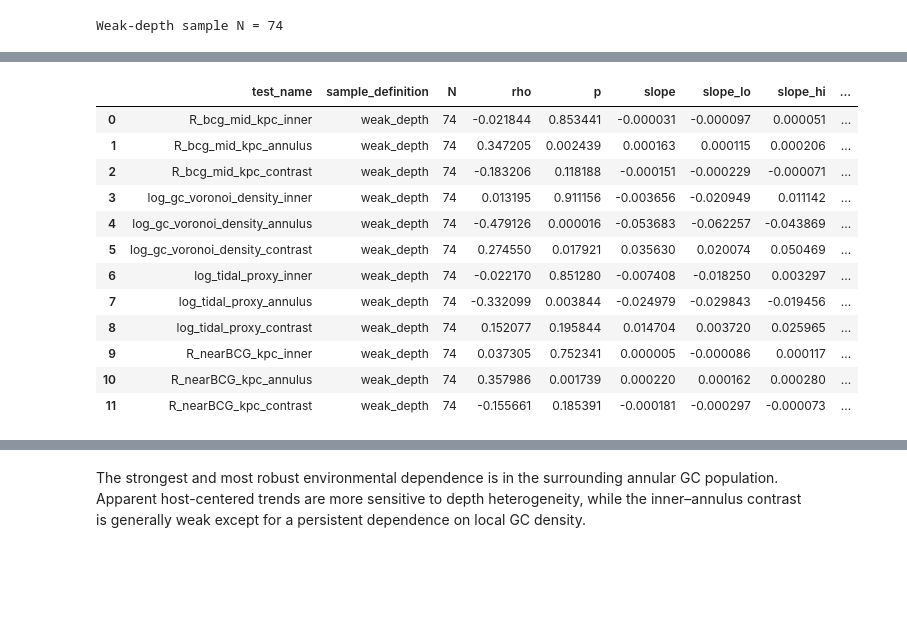
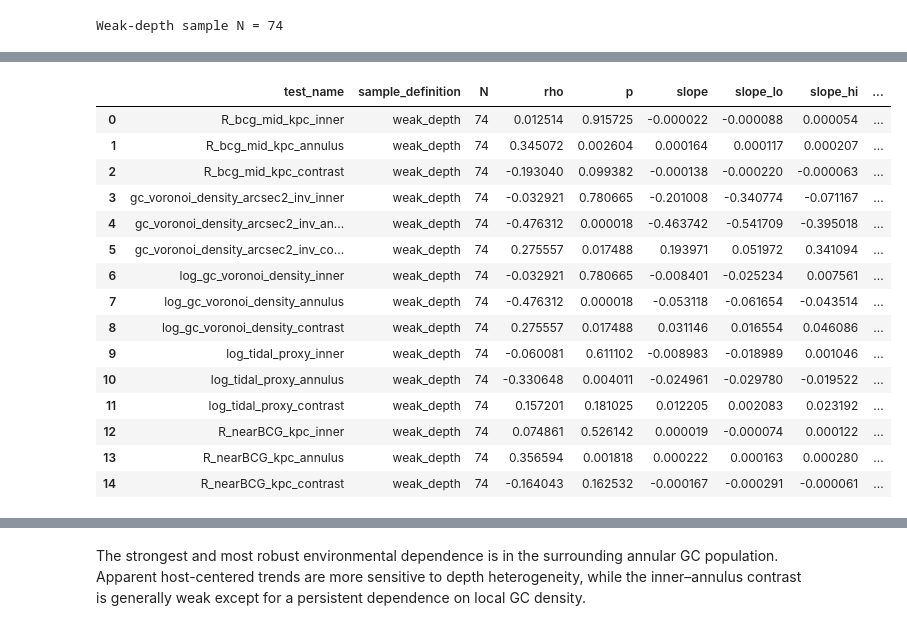
Before and after one commit to Pommers/Coma-GCS-colors, a Jupyter notebook: Paper3_color_metrics_referee_revised.ipynb, the cells around one changed output, grey strips where cells are left out. Drawn from its saved outputs; the diff is of its cells as text; code cells hidden in the pictures; blank space fills up the shorter version.

Commit message:
Fully revised residualization convention
Complete and verified. Latex tables updated.

```diff
--- a/Paper3_color_metrics_referee_revised.ipynb
+++ b/Paper3_color_metrics_referee_revised.ipynb
@@ -5395,17 +5368,30 @@ Weak-depth sample N = 74
 # RERUN trend quantification on data which has not had any depth boost
 robust_depth_rows = []
 
-robust_depth_rows.extend(quantify_environmental_trends(df_weak,
-                                                 prime_mask=weak_depth_mask,
-                                                 sample_def=sample_def,
-                                                 xcols = ["R_bcg_mid_kpc",
-                                                          # "gc_voronoi_density_arcsec2_inv",
-                                                          "log_gc_voronoi_density",
-                                                          "log_tidal_proxy",
-                                                          "R_nearBCG_kpc",
-                                                         ]
-                                                 )
-                  )
+# robust_depth_rows.extend(quantify_environmental_trends(df_weak,
+#                                                  prime_mask=weak_depth_mask,
+#                                                  sample_def=sample_def,
+#                                                  xcols = ["R_bcg_mid_kpc",
+#                                                           # "gc_voronoi_density_arcsec2_inv",
+#                                                           "log_gc_voronoi_density",
+#                                                           "log_tidal_proxy",
+#                                                           "R_nearBCG_kpc",
+#                                                          ]
+#                                                  )
+#                   )
+
+depth_df, robust_depth_rows = quantify_environmental_trends_refit(
+    df_weak,
+    weak_depth_mask,
+    metrics=[
+        "Pblue_mean_inner",
+        "Pblue_mean_annulus",
+        "Pblue_mean_IE_contrast",
+    ],
+    cols=cols,
+    cfg=cfg,
+    sample_def=sample_def,
+)
 
 robust_depth_rows_df = pd.DataFrame(robust_depth_rows)
 robust_depth_rows_df
@@ -5430,16 +5416,19 @@ Slope = -1.815e-04 [-2.968e-04, -7.306e-05]
 |  | test_name | sample_definition | N | rho | p | slope | slope_lo | slope_hi | ... |
-| 0 | R_bcg_mid_kpc_inner | weak_depth | 74 | -0.021844 | 0.853441 | -0.000031 | -0.000097 | 0.000051 | ... |
-| 1 | R_bcg_mid_kpc_annulus | weak_depth | 74 | 0.347205 | 0.002439 | 0.000163 | 0.000115 | 0.000206 | ... |
-| 2 | R_bcg_mid_kpc_contrast | weak_depth | 74 | -0.183206 | 0.118188 | -0.000151 | -0.000229 | -0.000071 | ... |
-| 3 | log_gc_voronoi_density_inner | weak_depth | 74 | 0.013195 | 0.911156 | -0.003656 | -0.020949 | 0.011142 | ... |
-| 4 | log_gc_voronoi_density_annulus | weak_depth | 74 | -0.479126 | 0.000016 | -0.053683 | -0.062257 | -0.043869 | ... |
-| 5 | log_gc_voronoi_density_contrast | weak_depth | 74 | 0.274550 | 0.017921 | 0.035630 | 0.020074 | 0.050469 | ... |
-| 6 | log_tidal_proxy_inner | weak_depth | 74 | -0.022170 | 0.851280 | -0.007408 | -0.018250 | 0.003297 | ... |
-| 7 | log_tidal_proxy_annulus | weak_depth | 74 | -0.332099 | 0.003844 | -0.024979 | -0.029843 | -0.019456 | ... |
-| 8 | log_tidal_proxy_contrast | weak_depth | 74 | 0.152077 | 0.195844 | 0.014704 | 0.003720 | 0.025965 | ... |
-| 9 | R_nearBCG_kpc_inner | weak_depth | 74 | 0.037305 | 0.752341 | 0.000005 | -0.000086 | 0.000117 | ... |
-| 10 | R_nearBCG_kpc_annulus | weak_depth | 74 | 0.357986 | 0.001739 | 0.000220 | 0.000162 | 0.000280 | ... |
-| 11 | R_nearBCG_kpc_contrast | weak_depth | 74 | -0.155661 | 0.185391 | -0.000181 | -0.000297 | -0.000073 | ... |
+| 0 | R_bcg_mid_kpc_inner | weak_depth | 74 | 0.012514 | 0.915725 | -0.000022 | -0.000088 | 0.000054 | ... |
+| 1 | R_bcg_mid_kpc_annulus | weak_depth | 74 | 0.345072 | 0.002604 | 0.000164 | 0.000117 | 0.000207 | ... |
+| 2 | R_bcg_mid_kpc_contrast | weak_depth | 74 | -0.193040 | 0.099382 | -0.000138 | -0.000220 | -0.000063 | ... |
+| 3 | gc_voronoi_density_arcsec2_inv_inner | weak_depth | 74 | -0.032921 | 0.780665 | -0.201008 | -0.340774 | -0.071167 | ... |
+| 4 | gc_voronoi_density_arcsec2_inv_an... | weak_depth | 74 | -0.476312 | 0.000018 | -0.463742 | -0.541709 | -0.395018 | ... |
+| 5 | gc_voronoi_density_arcsec2_inv_co... | weak_depth | 74 | 0.275557 | 0.017488 | 0.193971 | 0.051972 | 0.341094 | ... |
+| 6 | log_gc_voronoi_density_inner | weak_depth | 74 | -0.032921 | 0.780665 | -0.008401 | -0.025234 | 0.007561 | ... |
+| 7 | log_gc_voronoi_density_annulus | weak_depth | 74 | -0.476312 | 0.000018 | -0.053118 | -0.061654 | -0.043514 | ... |
+| 8 | log_gc_voronoi_density_contrast | weak_depth | 74 | 0.275557 | 0.017488 | 0.031146 | 0.016554 | 0.046086 | ... |
+| 9 | log_tidal_proxy_inner | weak_depth | 74 | -0.060081 | 0.611102 | -0.008983 | -0.018989 | 0.001046 | ... |
+| 10 | log_tidal_proxy_annulus | weak_depth | 74 | -0.330648 | 0.004011 | -0.024961 | -0.029780 | -0.019522 | ... |
+| 11 | log_tidal_proxy_contrast | weak_depth | 74 | 0.157201 | 0.181025 | 0.012205 | 0.002083 | 0.023192 | ... |
+| 12 | R_nearBCG_kpc_inner | weak_depth | 74 | 0.074861 | 0.526142 | 0.000019 | -0.000074 | 0.000122 | ... |
+| 13 | R_nearBCG_kpc_annulus | weak_depth | 74 | 0.356594 | 0.001818 | 0.000222 | 0.000163 | 0.000280 | ... |
+| 14 | R_nearBCG_kpc_contrast | weak_depth | 74 | -0.164043 | 0.162532 | -0.000167 | -0.000291 | -0.000061 | ... |
 # %%
 robust_depth_rows_df
 # %% [output]
```
Also changed, not shown: parts of 69 cells of this notebook.
